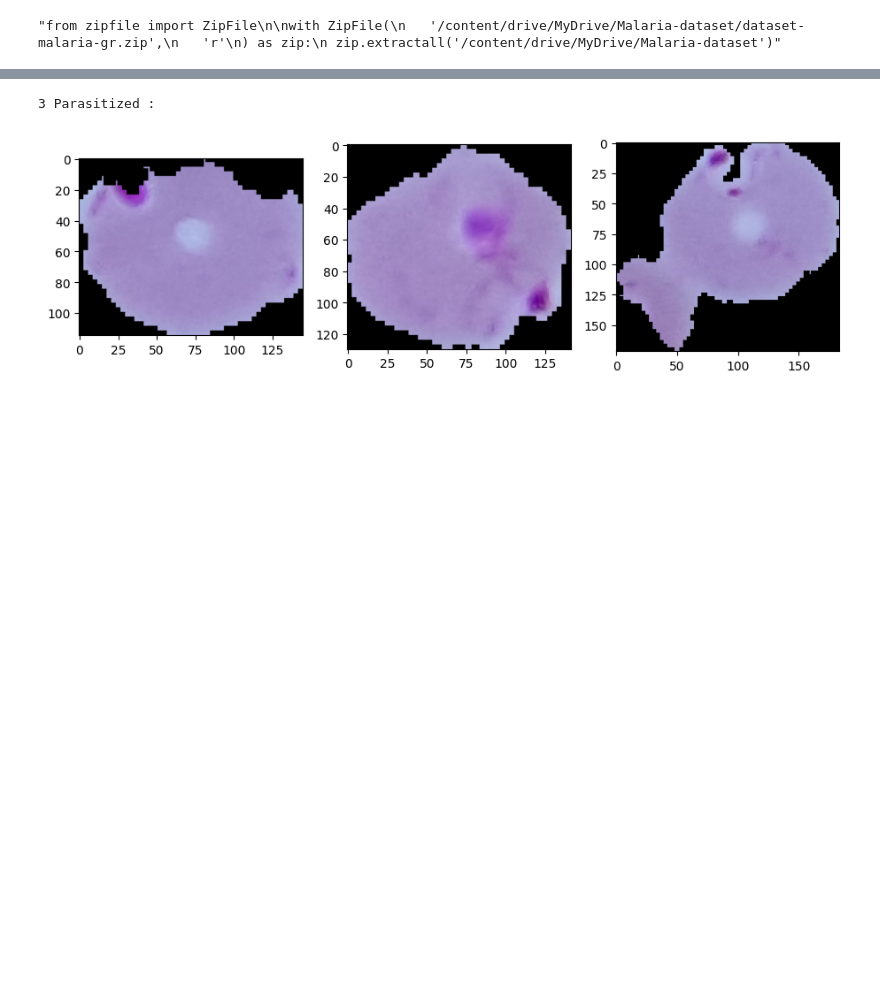
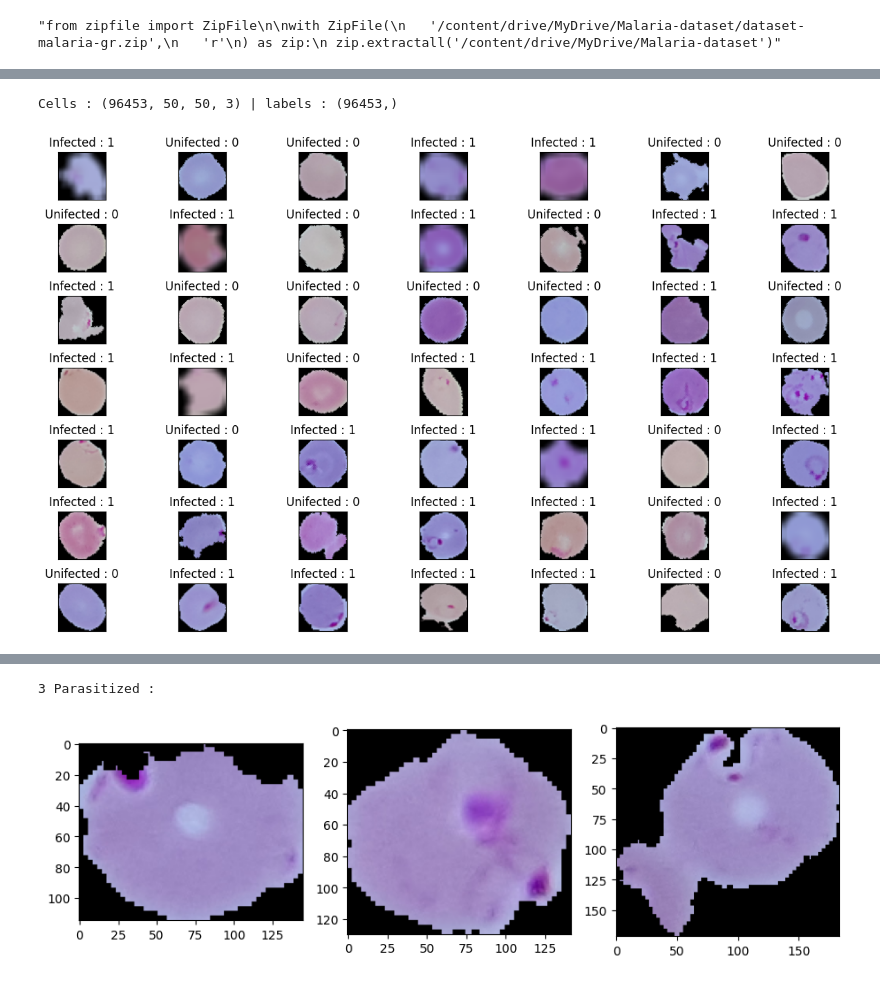
Before and after one commit to fandrianarisataGithub/Data-science-projet-INSI-Malaria-CNN, a Jupyter notebook: Memo_dsc_malaria_detection.ipynb, the cells around one changed output, grey strips where cells are left out. Drawn from its saved outputs; the diff is of its cells as text; code cells hidden in the pictures; blank space fills up the shorter version.

```diff
--- a/Memo_dsc_malaria_detection.ipynb
+++ b/Memo_dsc_malaria_detection.ipynb
@@ -109,3 +112,30 @@ for img in unParasitezedData:
+# %%
+#data augmentation
+cells = np.array(dataArrayImage)
+labels = np.array(labels)
+
+np.save('Cells' , cells)
+np.save('Labels' , labels)
+# %%
+print('Cells : {} | labels : {}'.format(cells.shape , labels.shape))
+# %% [output]
+Cells : (96453, 50, 50, 3) | labels : (96453,)
+# %%
+plt.figure(1 , figsize = (15 , 9))
+n = 0
+for i in range(49):
+    n += 1
+    r = np.random.randint(0 , cells.shape[0] , 1)
+    plt.subplot(7 , 7 , n)
+    plt.subplots_adjust(hspace = 0.5 , wspace = 0.5)
+    plt.imshow(cells[r[0]])
+    plt.title('{} : {}'.format('Infected' if labels[r[0]] == 1 else 'Unifected' ,
+                               labels[r[0]]) )
+    plt.xticks([]) , plt.yticks([])
+
+plt.show()
+# %% [output]
+[figure, added]
 # %%
 # load array as np array for all task
 imageData = np.array(dataArrayImage)
```
Also changed, not shown: parts of 33 cells of this notebook.
